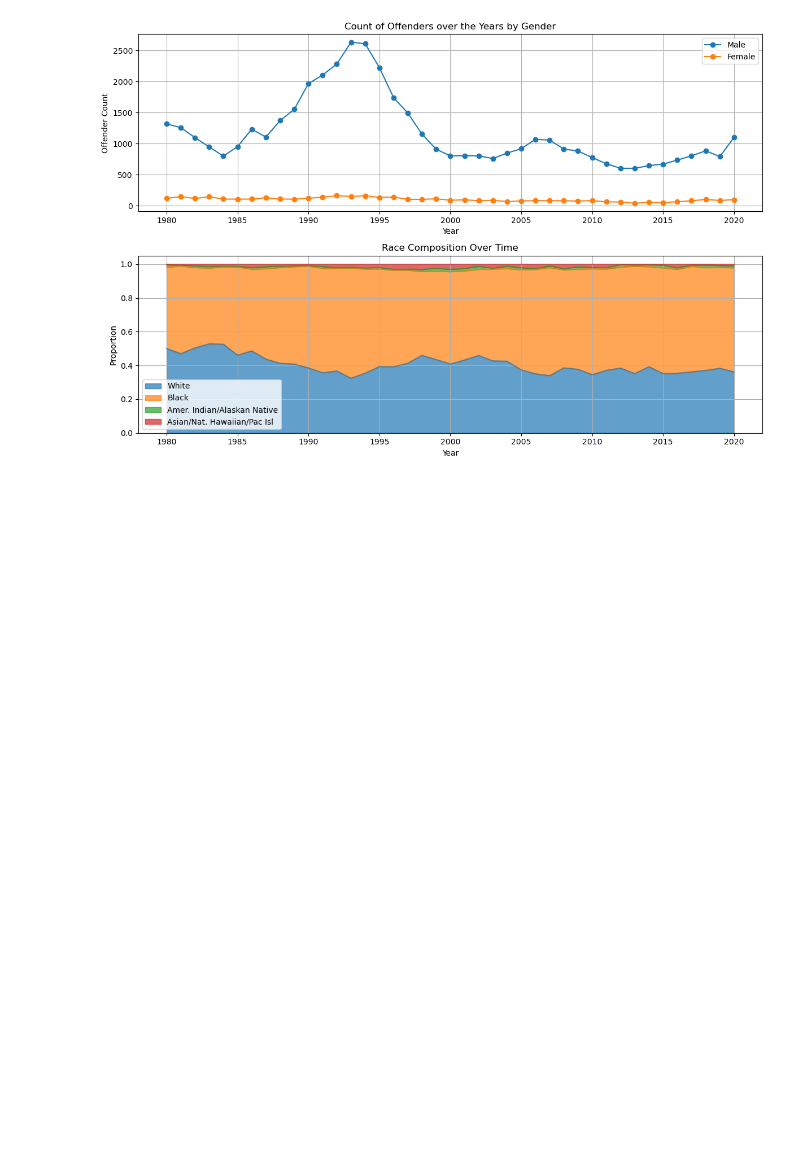
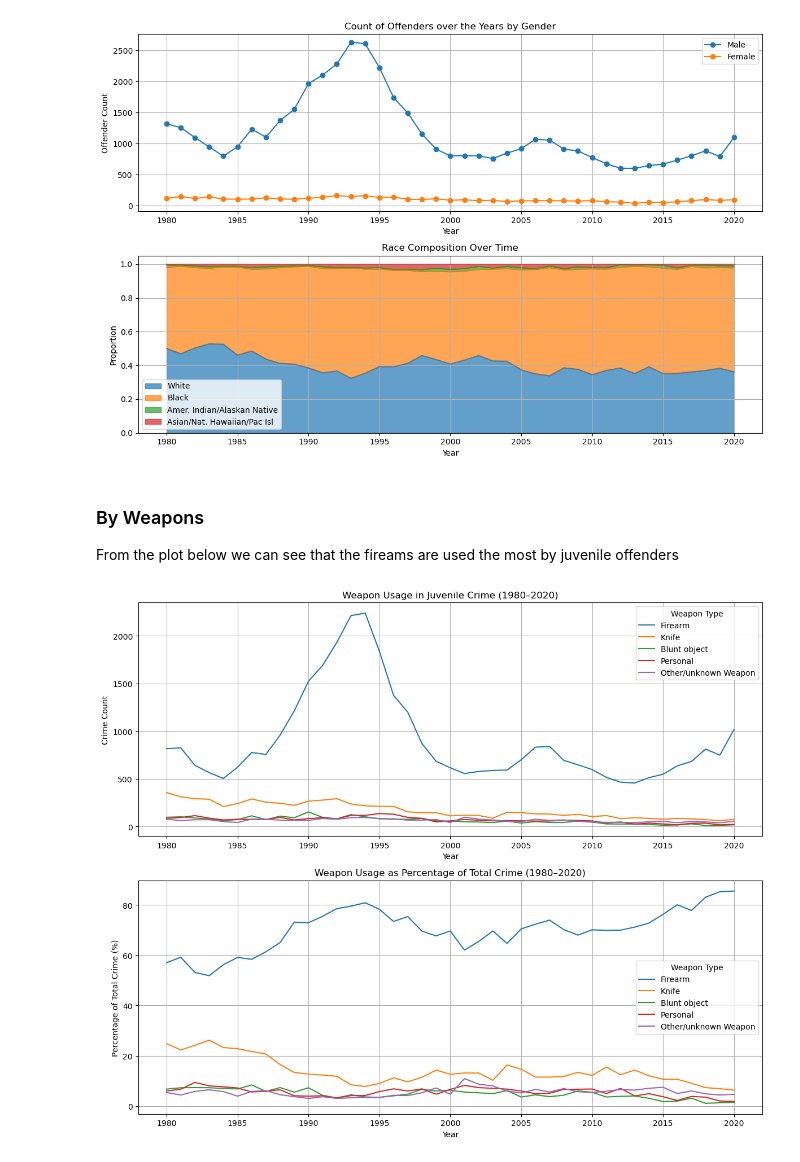
Before and after one commit to nsano1/CSE572FinalProject, a Jupyter notebook: exploratory_data_analysis.ipynb, the cells around one changed output. Saved outputs shown, nothing was run; the diff lists cells and outputs as text; code cells hidden in the pictures; blank space fills up the shorter version.

Commit message:
add weapons eda

```diff
--- a/exploratory_data_analysis.ipynb
+++ b/exploratory_data_analysis.ipynb
@@ -118,3 +118,42 @@ plt.tight_layout()
 plt.show()
 # %% [output]
 [figure]
+# %% [markdown]
+### By Weapons
+From the plot below we can see that the fireams are used the most by juvenile offenders
+# %%
+fig, axes = plt.subplots(2, 1, figsize=(12, 10))
+weapon_columns = ['Firearm', 'Knife', 'Blunt object', 'Personal', 'Other/unknown Weapon']
+
+# Calculate the total crime for each weapon type by year
+weapon_grouped = eda_data.groupby('Year')[weapon_columns].sum()
+
+#plt.figure(figsize=(12, 6))
+for weapon in weapon_columns:
+    axes[0].plot(weapon_grouped.index, weapon_grouped[weapon], label=weapon)
+
+axes[0].set_title("Weapon Usage in Juvenile Crime (1980–2020)")
+axes[0].set_xlabel("Year")
+axes[0].set_ylabel("Crime Count")
+axes[0].legend(title="Weapon Type")
+axes[0].grid()
+
+
+total_crime_by_year = eda_data.groupby('Year')[weapon_columns].sum().sum(axis=1)
+
+weapon_percentage = weapon_grouped.divide(total_crime_by_year, axis=0) * 100
+
+# Plot weapon percentage impact
+#plt.figure(figsize=(12, 6))
+for weapon in weapon_columns:
+    axes[1].plot(weapon_percentage.index, weapon_percentage[weapon], label=weapon)
+
+axes[1].set_title("Weapon Usage as Percentage of Total Crime (1980–2020)")
+axes[1].set_xlabel("Year")
+axes[1].set_ylabel("Percentage of Total Crime (%)")
+axes[1].legend(title="Weapon Type")
+axes[1].grid()
+plt.tight_layout()
+plt.show()
+# %% [output]
+[figure, added]
```
